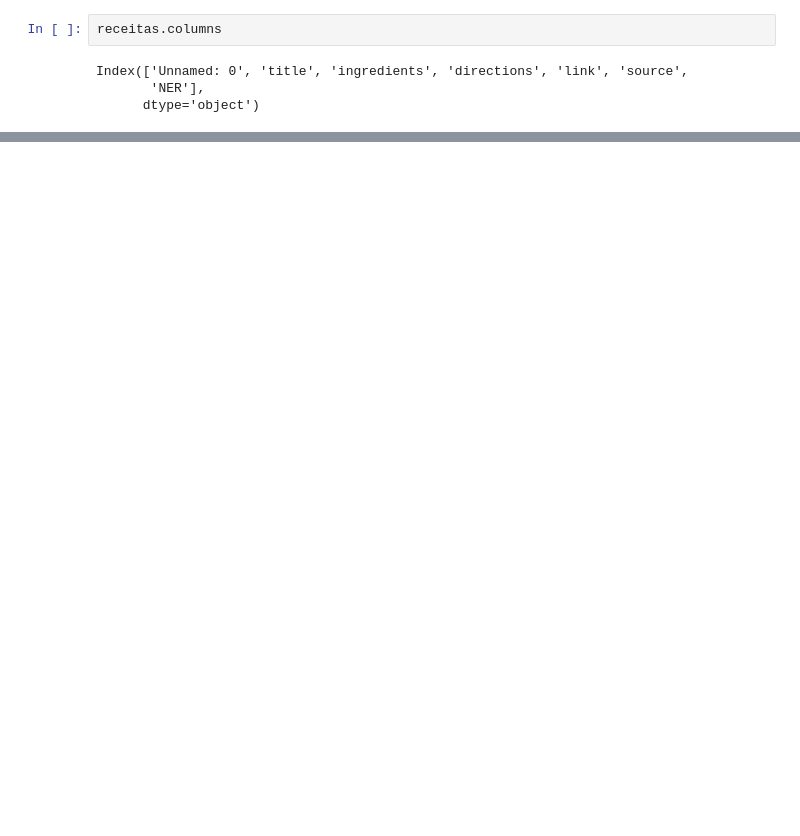
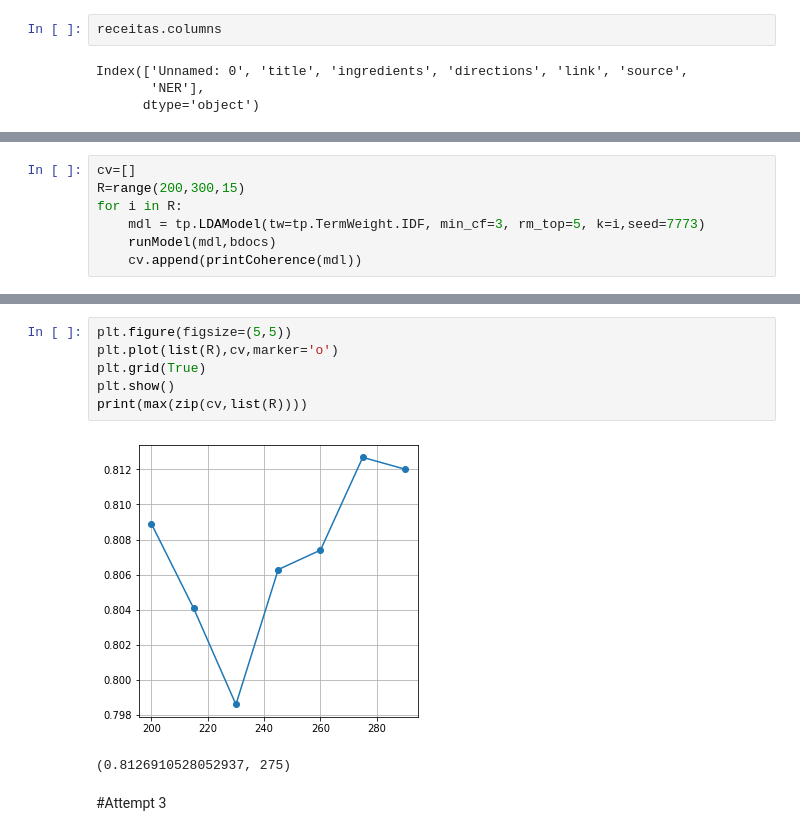
Before and after one commit to follemiotto/Classification-Contest, a Jupyter notebook: Final-Project(Recipes)/recipes.ipynb, the cells around one changed output, grey strips where cells are left out. Drawn from its saved outputs; the diff is of its cells as text; blank space fills up the shorter version.

```diff
--- a/Final-Project(Recipes)/recipes.ipynb
+++ b/Final-Project(Recipes)/recipes.ipynb
@@ -261,0 +441,7 @@ plt.imshow(mycloud)
+# %%
+cv=[]
+R=range(200,300,15)
+for i in R:
+	mdl = tp.LDAModel(tw=tp.TermWeight.IDF, min_cf=3, rm_top=5, k=i,seed=7773)
+	runModel(mdl,bdocs)
+	cv.append(printCoherence(mdl))
@@ -261,0 +466,11 @@ plt.imshow(mycloud)
+# %%
+plt.figure(figsize=(5,5))
+plt.plot(list(R),cv,marker='o')
+plt.grid(True)
+plt.show()
+print(max(zip(cv,list(R))))
+# %% [output]
+[figure, added]
+(0.8126910528052937, 275)
+# %% [markdown]
+#Attempt 3
```
Also changed, not shown: parts of 35 cells of this notebook, 1 other file.
